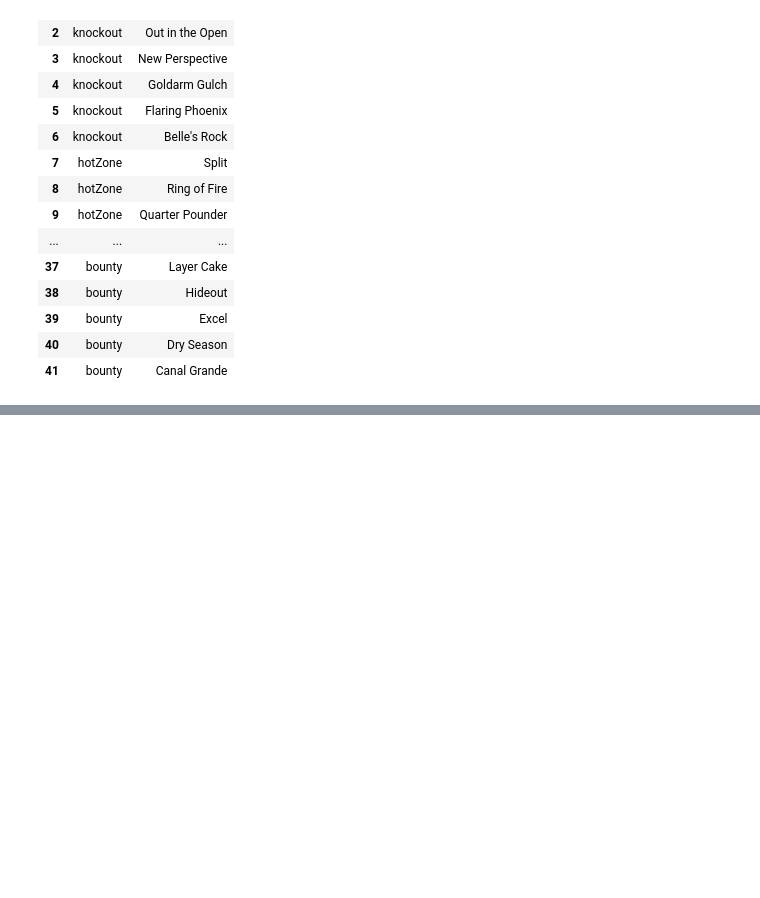
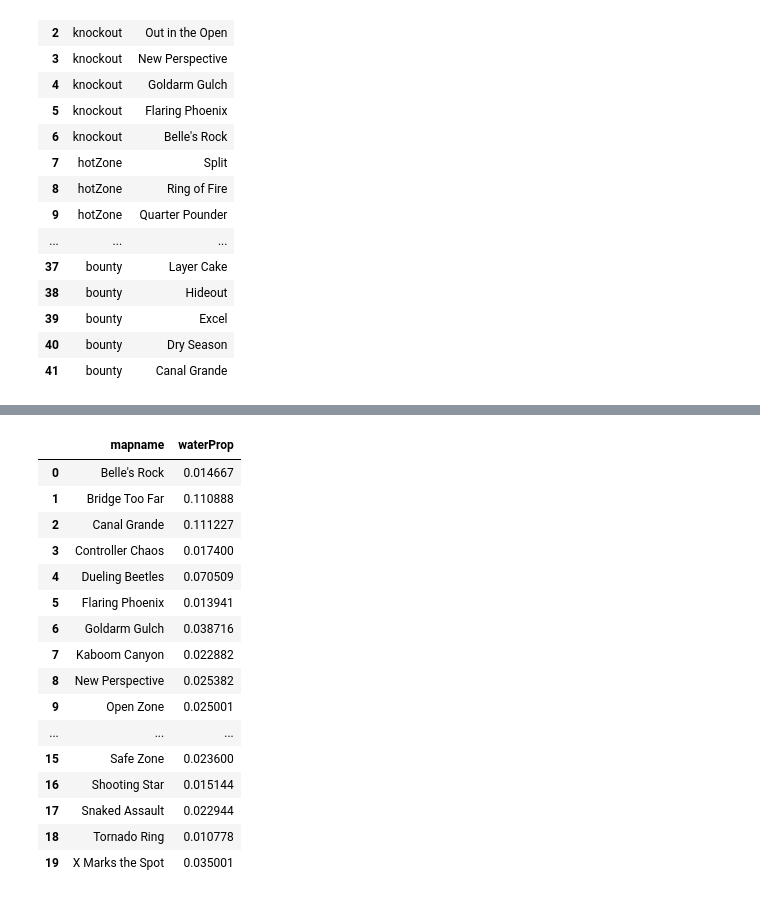
Before and after one commit to aquinteros/BrawlStars_Analytics, a Jupyter notebook: brawlstars_map_image_processing.ipynb, the cells around one changed output, grey strips where cells are left out. Cells and saved outputs as stored; diff of their text form; code cells hidden in the pictures; blank space fills up the shorter version.

```diff
--- a/brawlstars_map_image_processing.ipynb
+++ b/brawlstars_map_image_processing.ipynb
@@ -180,0 +186,62 @@ barrierList
+# %%
+# water pixelcount
+diccionario_colores = [
+	{'mapname': "Belle's Rock", 'color': (0, 36, 80, 255)},
+	{'mapname': 'Bridge Too Far', 'color': (31, 151, 223, 255)},
+	{'mapname': 'Canal Grande', 'color': (0, 147, 93, 255)},
+	{'mapname': 'Controller Chaos', 'color': (31, 151, 223, 255)},
+	{'mapname': 'Dueling Beetles', 'color': (0, 147, 93, 255)},
+	{'mapname': 'Flaring Phoenix', 'color': (31, 151, 223, 255)},
+	{'mapname': 'Goldarm Gulch', 'color': (31, 151, 223, 255)},
+	{'mapname': 'Kaboom Canyon', 'color': (31, 151, 223, 255)},
+	{'mapname': 'New Perspective', 'color': (0, 147, 93, 255)},
+	{'mapname': 'Open Zone', 'color': (0, 147, 93, 255)},
+	{'mapname': 'Out in the Open', 'color': (0, 147, 93, 255)},
+	{'mapname': 'Parallel Plays', 'color': (31, 151, 223, 255)},
+	{'mapname': 'Quarter Pounder', 'color': (0, 147, 93, 255)},
+	{'mapname': 'Ring of Fire', 'color': (0, 36, 80, 255)},
+	{'mapname': 'Riverside', 'color': (0, 147, 93, 255)},
+	{'mapname': 'Safe Zone', 'color': (0, 147, 93, 255)},
+	{'mapname': 'Shooting Star', 'color': (0, 36, 80, 255)},
+	{'mapname': 'Snaked Assault', 'color': (0, 147, 93, 255)},
+	{'mapname': 'Tornado Ring', 'color': (31, 151, 223, 255)},
+	{'mapname': 'X Marks the Spot', 'color': (31, 151, 223, 255)},
+	]
+
+waterList = []
+
+for i, dict in enumerate(diccionario_colores):
+
+	im = Image.open("resources/maps/" + dict['mapname'] + ".png")
+
+	pixels = np.array(im)
+
+	coordenadas = np.where(np.all(pixels == dict['color'], axis=-1))
+
+	count = len(coordenadas[0])
+
+	total_pixels = im.size[0] * im.size[1]
+
+	waterList.append({'mapname': dict['mapname'], 'waterProp': count / total_pixels})
+
+waterList = pd.DataFrame(waterList)
+waterList.to_csv('datasets/maps/waterList.csv')
+waterList
+# %% [output]
+|  | mapname | waterProp |
+| 0 | Belle's Rock | 0.014667 |
+| 1 | Bridge Too Far | 0.110888 |
+| 2 | Canal Grande | 0.111227 |
+| 3 | Controller Chaos | 0.017400 |
+| 4 | Dueling Beetles | 0.070509 |
+| 5 | Flaring Phoenix | 0.013941 |
+| 6 | Goldarm Gulch | 0.038716 |
+| 7 | Kaboom Canyon | 0.022882 |
+| 8 | New Perspective | 0.025382 |
+| 9 | Open Zone | 0.025001 |
+| ... | ... | ... |
+| 15 | Safe Zone | 0.023600 |
+| 16 | Shooting Star | 0.015144 |
+| 17 | Snaked Assault | 0.022944 |
+| 18 | Tornado Ring | 0.010778 |
+| 19 | X Marks the Spot | 0.035001 |
```
Also changed, not shown: parts of 4 cells of this notebook, 4 other files.
